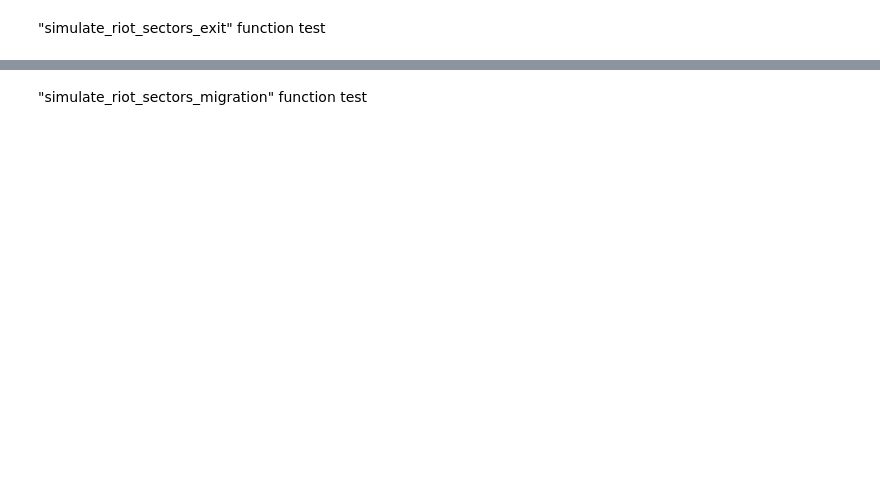
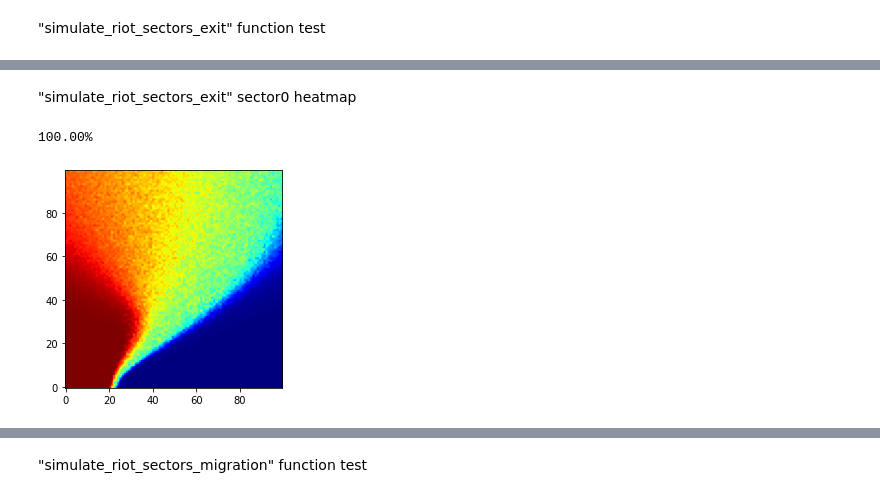
Before and after one commit to AlantheBenign/Critical-mass-model-for-social-dynamic, a Jupyter notebook: Modelo Novo/Sectors threshold model.ipynb, the cells around one changed output, grey strips where cells are left out. Drawn from its saved outputs; the diff is of its cells as text; code cells hidden in the pictures; blank space fills up the shorter version.

```diff
--- a/Modelo Novo/Sectors threshold model.ipynb
+++ b/Modelo Novo/Sectors threshold model.ipynb
@@ -192,33 +197,38 @@ plt.show()
+# %% [markdown]
+"simulate_riot_sectors_exit" sector0 heatmap
 # %%
 N = 200
 averages_sample = np.arange(0,100)  # average value of the normal distribution
 deviations = np.arange(0,100)       # standard deviations of the normal distribution
 
 sector0_size = 100
 sector1_size = 100
 
-steps = 25
+steps = 100
 simulations = 100
 
 heat_map = np.zeros((100,100))
 
 for k in averages_sample:
     clear_output(wait=True)
     print(str("%.2f" % (100*k/99)+"%"), end="\n")
 
     for i in deviations:         # a set of simulations per standard deviation value
         average_size = 0
 
         for j in range(simulations):   # riot simulation
             agents = func.create_agents(N,k,i)
             system = func.System(agents, sector0_size, sector1_size)
-            final = func.simulate_riot_sectors_exit(system, steps)[0][steps]
+            final = func.simulate_riot_sectors_exit(system, steps)[0][-1]
             average_size += final
 
         average_size = average_size/simulations
         heat_map[i][k] = average_size
 
 plt.figure()
 plt.imshow(heat_map, origin="lower",cmap="jet")
 #plt.savefig("Média e Desvio Padrão - Determinístico")
 plt.show()
+# %% [output]
+100.00%
+[figure, added]
```
Also changed, not shown: parts of 36 cells of this notebook.
